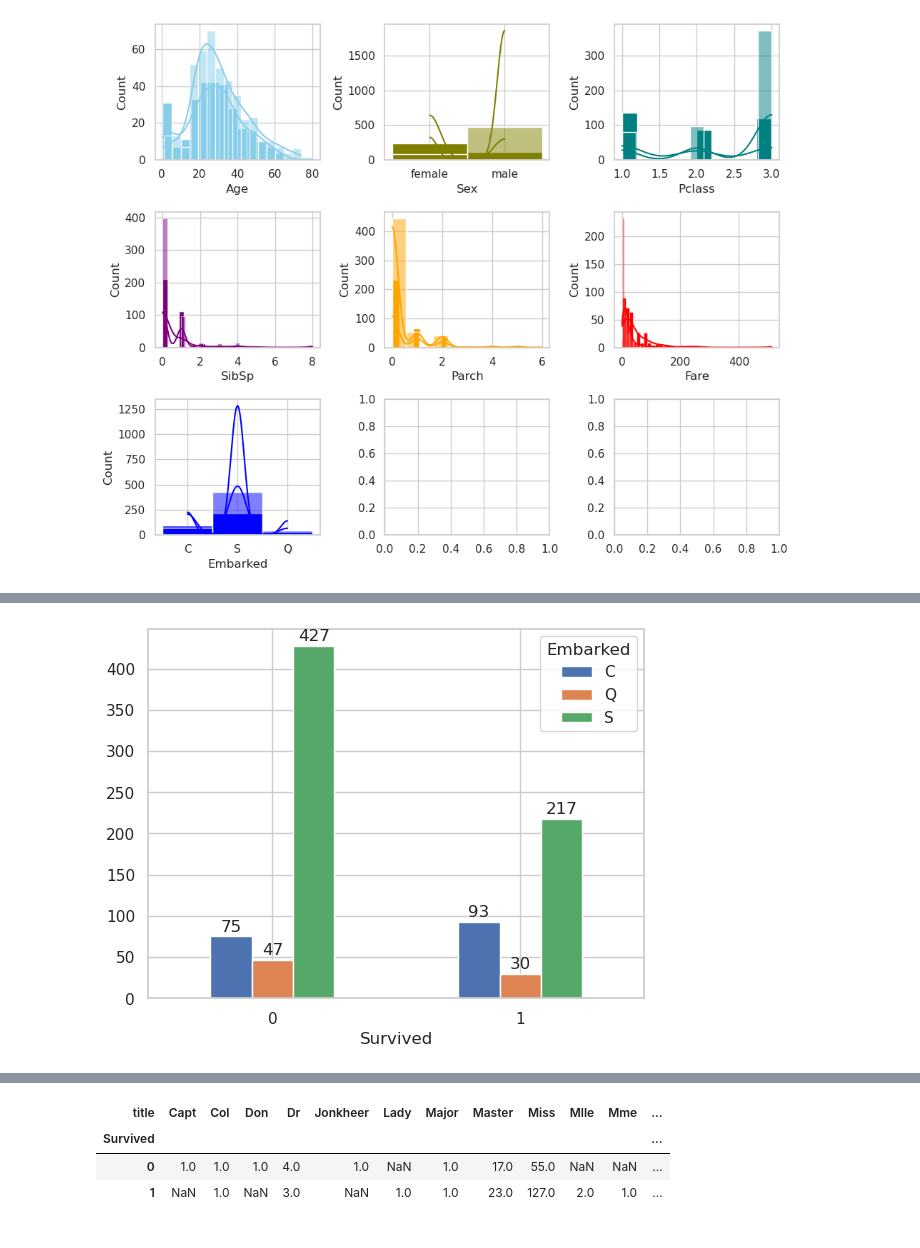
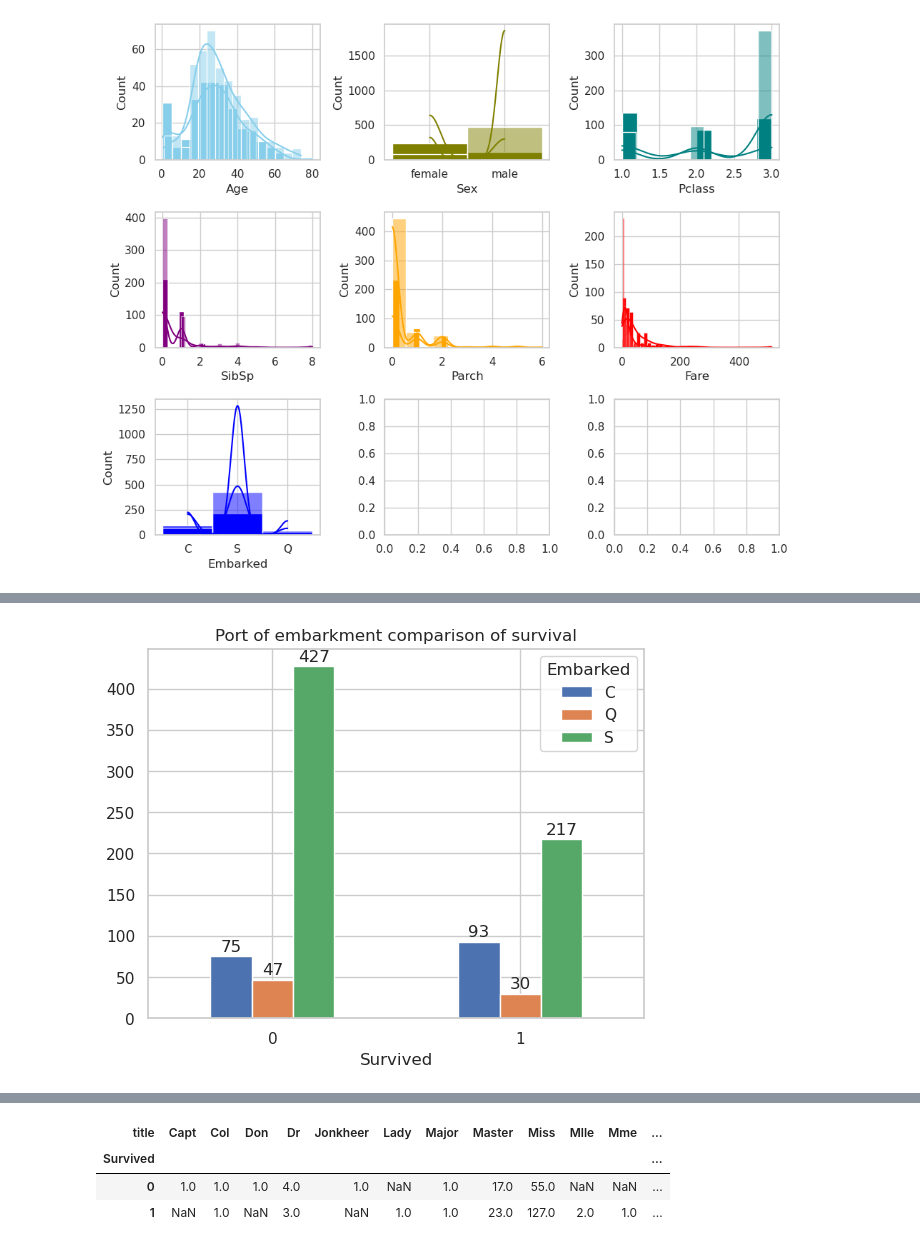
Before and after one commit to achatzirafailidis/titanic_dataset_kaggle, a Jupyter notebook: titanic_dataset_kaggle.ipynb, the cells around one changed output, grey strips where cells are left out. Cells and saved outputs as stored; diff of their text form; code cells hidden in the pictures.

```diff
--- a/titanic_dataset_kaggle.ipynb
+++ b/titanic_dataset_kaggle.ipynb
@@ -18,7 +18,7 @@ import warnings
 warnings.filterwarnings('ignore')
 # %%
 #import training data
-train = pd.read_csv('data/train.csv')
+train = pd.read_csv('train.csv')
 # %%
 train.head(3)
 # %% [output]
@@ -131,14 +131,14 @@ plt.show()
 # %%
 #Create a bar plot with separate bars for survived/not survived passengers and embarkment port
 splot = train_copy.groupby(['Survived', 'Embarked'])['Survived'].count().unstack('Embarked').plot.bar()
-#splot = plt.figure(figsize=(100,200))
+plt.title('Port of embarkment comparison of survival')
 for p in splot.patches:
     splot.annotate(format(p.get_height()), (p.get_x() + p.get_width() / 2., p.get_height()),
                    ha='center', va='center', xytext=(0, 7), textcoords='offset points')
 plt.xticks(rotation='horizontal')
 
 plt.show()
 # %% [output]
-[figure, old version]
+[figure, new version]
 # %%
 #Create a bar plot with separate bars for survived/not survived passengers and number of siblings
```
Also changed, not shown: parts of 19 cells of this notebook.
